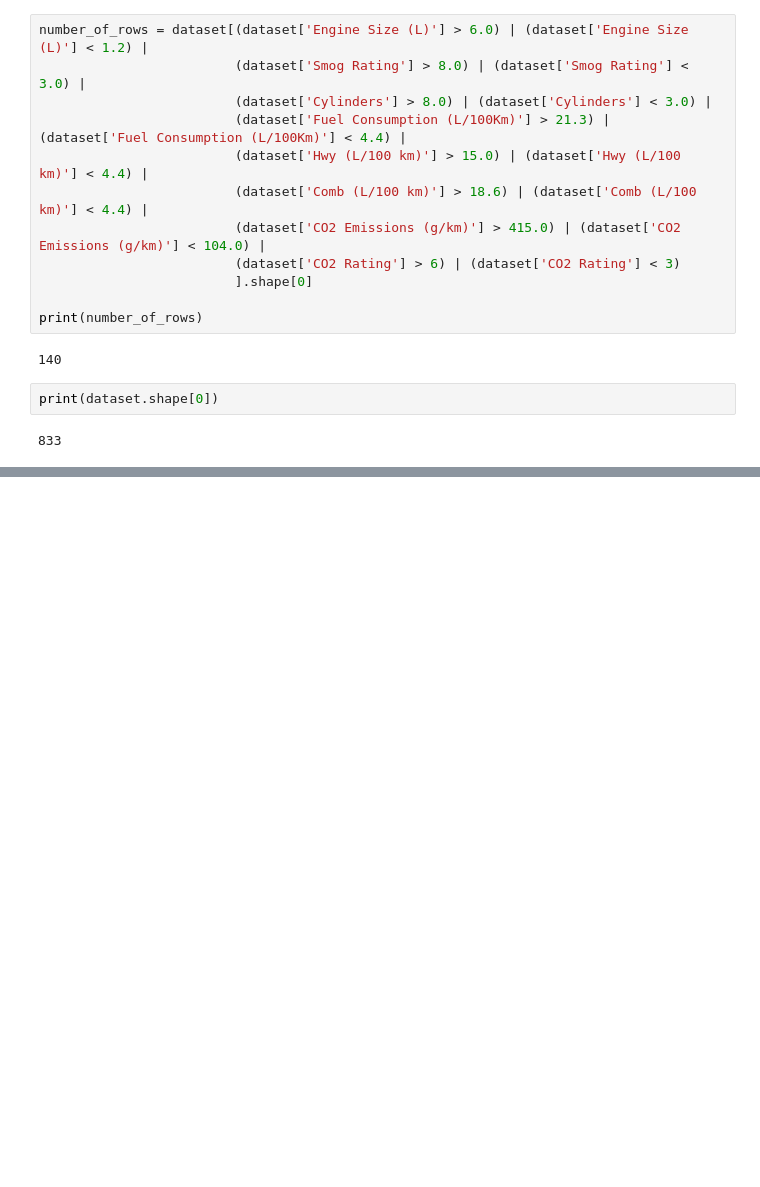
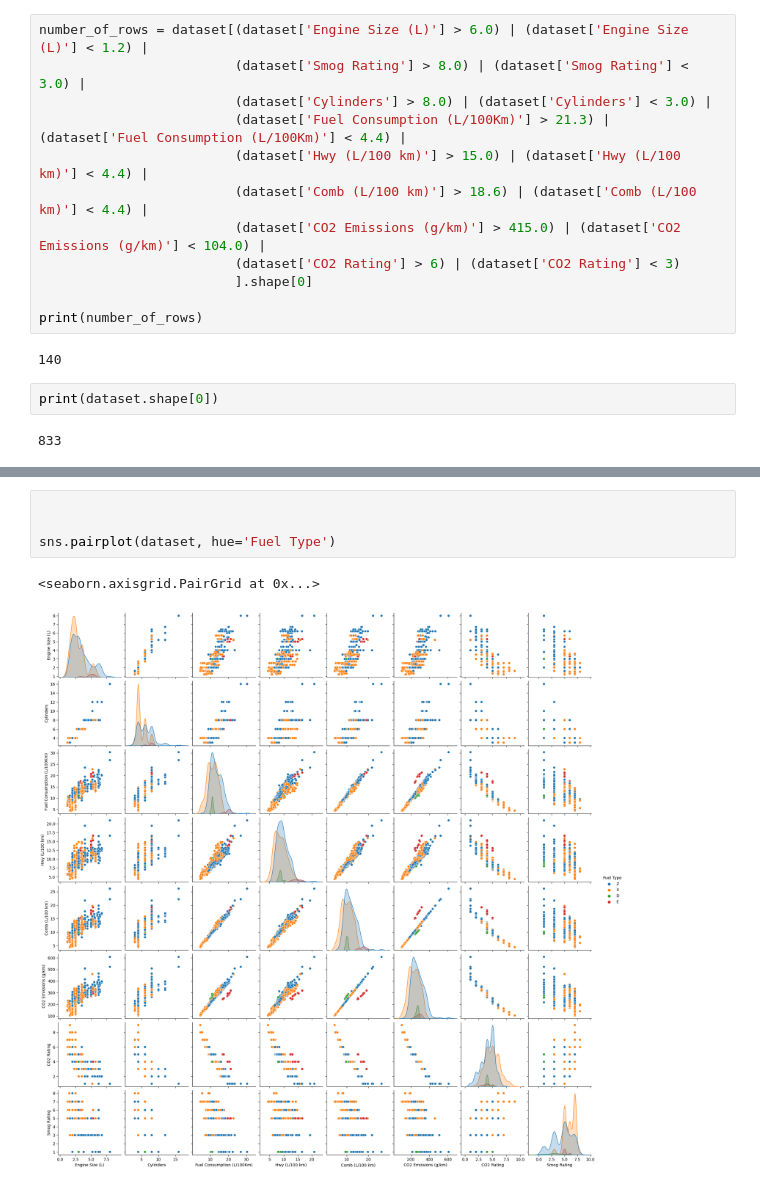
Before and after one commit to ErionaOsaj/fuel-consumption-ratings-2023, a Jupyter notebook: DataPreprocessing.ipynb, the cells around one changed output, grey strips where cells are left out. Drawn from its saved outputs; the diff is of its cells as text; blank space fills up the shorter version.

```diff
--- a/DataPreprocessing.ipynb
+++ b/DataPreprocessing.ipynb
@@ -907,0 +980,7 @@ Dataset after dropping outliers contains 693 rows.
+# %%
+
+
+sns.pairplot(dataset, hue='Fuel Type')
+# %% [output]
+<seaborn.axisgrid.PairGrid at 0x...>
+[figure, added]
```
Also changed, not shown: parts of 15 cells of this notebook.
